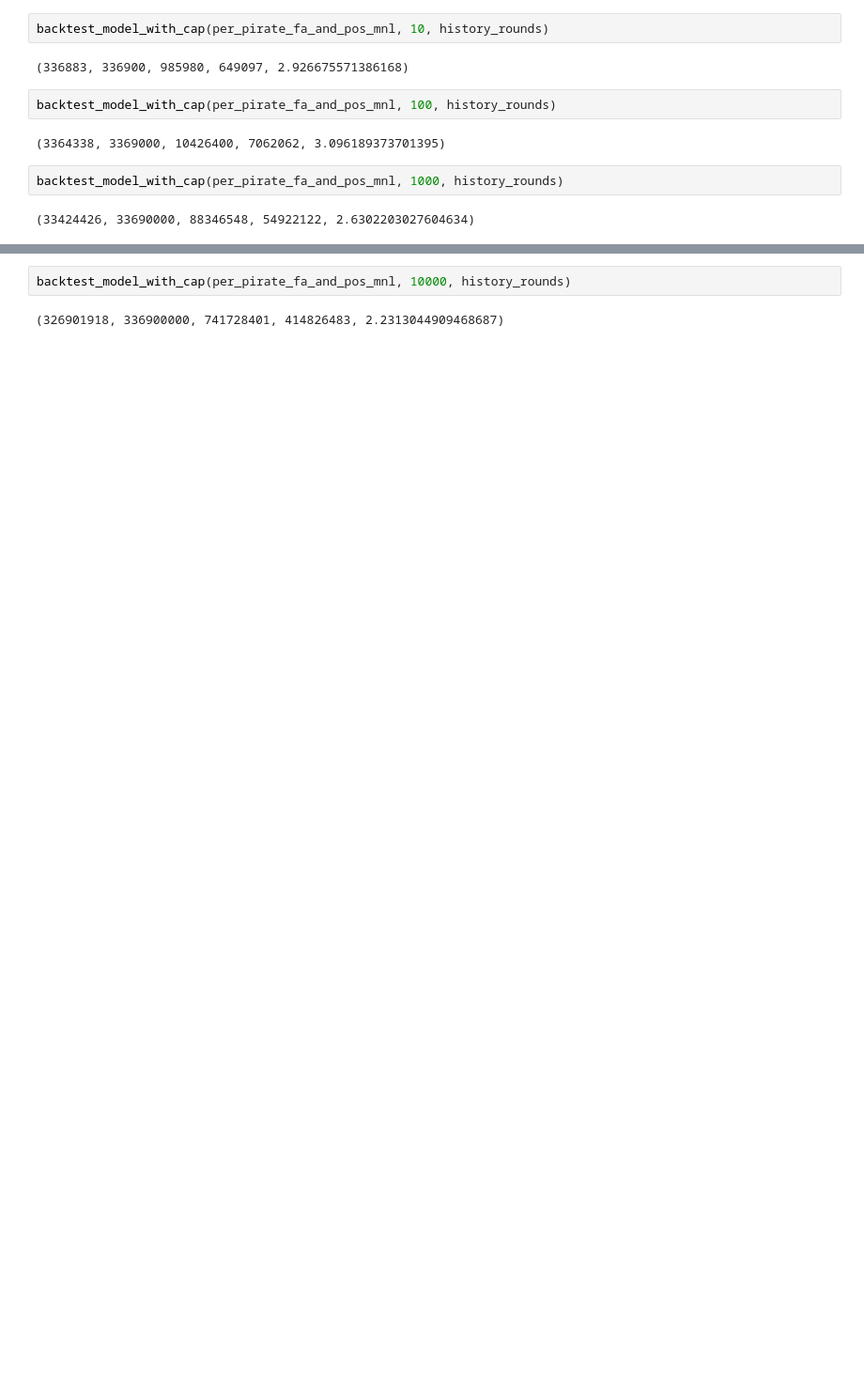
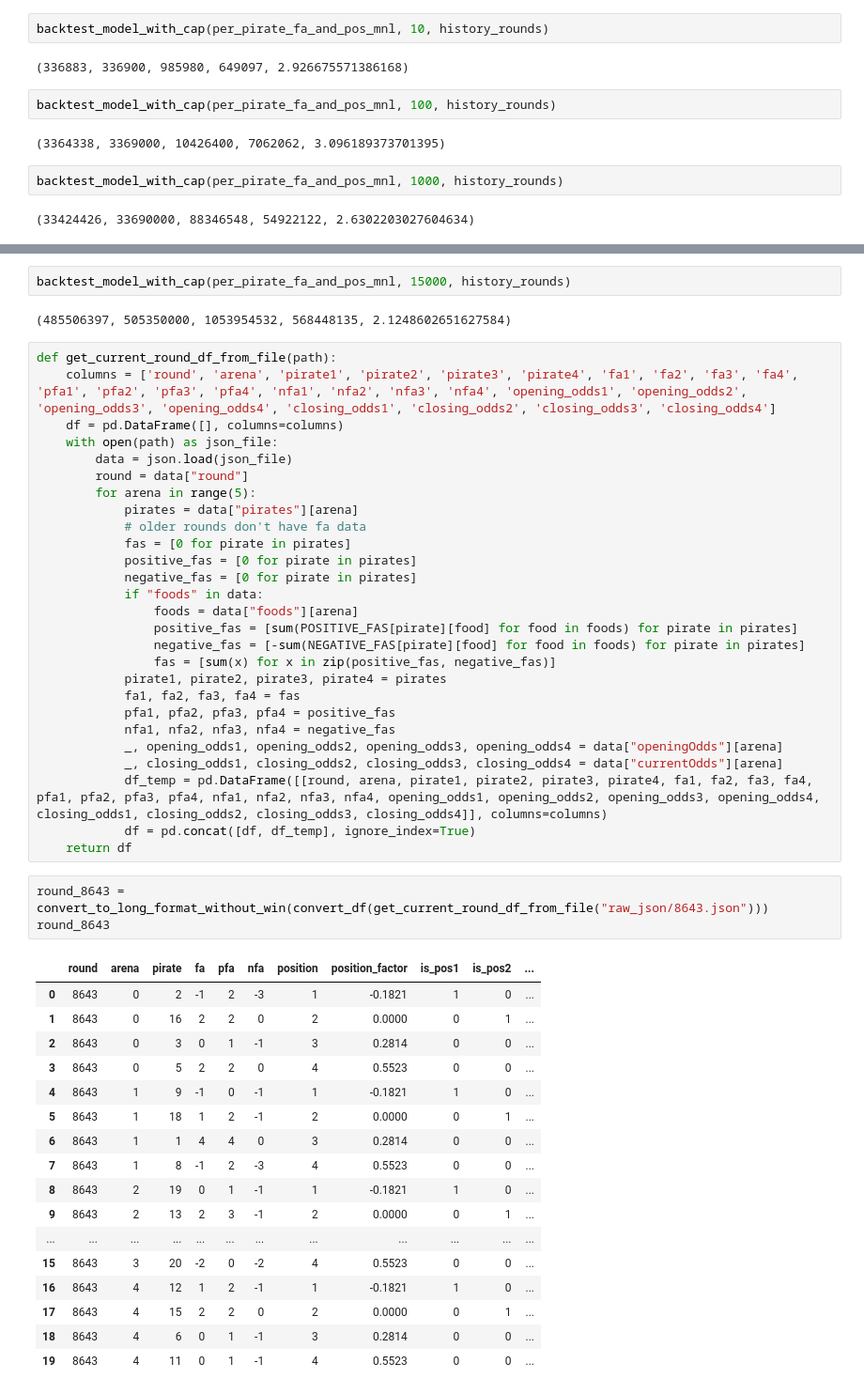
Before and after one commit to arsdragonfly/neofoodclub, a Jupyter notebook: model.ipynb, the cells around one changed output, grey strips where cells are left out. Shown at 94% size. Drawn from its saved outputs; the diff is of its cells as text; blank space fills up the shorter version.

```diff
--- a/model.ipynb
+++ b/model.ipynb
@@ -932,4 +937,52 @@ backtest_model_with_cap(per_pirate_fa_and_pos_mnl, 1000, history_rounds)
 # %%
-backtest_model_with_cap(per_pirate_fa_and_pos_mnl, 10000, history_rounds)
+backtest_model_with_cap(per_pirate_fa_and_pos_mnl, 15000, history_rounds)
 # %% [output]
-(326901918, 336900000, 741728401, 414826483, 2.2313044909468687)
+(485506397, 505350000, 1053954532, 568448135, 2.1248602651627584)
+# %%
+def get_current_round_df_from_file(path):
+    columns = ['round', 'arena', 'pirate1', 'pirate2', 'pirate3', 'pirate4', 'fa1', 'fa2', 'fa3', 'fa4', 'pfa1', 'pfa2', 'pfa3', 'pfa4', 'nfa1', 'nfa2', 'nfa3', 'nfa4', 'opening_odds1', 'opening_odds2', 'opening_odds3', 'opening_odds4', 'closing_odds1', 'closing_odds2', 'closing_odds3', 'closing_odds4']
+    df = pd.DataFrame([], columns=columns)
+    with open(path) as json_file:
+        data = json.load(json_file)
+        round = data["round"]
+        for arena in range(5):
+            pirates = data["pirates"][arena]
+            # older rounds don't have fa data
+            fas = [0 for pirate in pirates]
+            positive_fas = [0 for pirate in pirates]
+            negative_fas = [0 for pirate in pirates]
+            if "foods" in data:
+                foods = data["foods"][arena]
+                positive_fas = [sum(POSITIVE_FAS[pirate][food] for food in foods) for pirate in pirates]
+                negative_fas = [-sum(NEGATIVE_FAS[pirate][food] for food in foods) for pirate in pirates]
+                fas = [sum(x) for x in zip(positive_fas, negative_fas)]
+            pirate1, pirate2, pirate3, pirate4 = pirates
+            fa1, fa2, fa3, fa4 = fas
+            pfa1, pfa2, pfa3, pfa4 = positive_fas
+            nfa1, nfa2, nfa3, nfa4 = negative_fas
+            _, opening_odds1, opening_odds2, opening_odds3, opening_odds4 = data["openingOdds"][arena]
+            _, closing_odds1, closing_odds2, closing_odds3, closing_odds4 = data["currentOdds"][arena]
+            df_temp = pd.DataFrame([[round, arena, pirate1, pirate2, pirate3, pirate4, fa1, fa2, fa3, fa4, pfa1, pfa2, pfa3, pfa4, nfa1, nfa2, nfa3, nfa4, opening_odds1, opening_odds2, opening_odds3, opening_odds4, closing_odds1, closing_odds2, closing_odds3, closing_odds4]], columns=columns)
+            df = pd.concat([df, df_temp], ignore_index=True)
+    return df
+# %%
+round_8643 = convert_to_long_format_without_win(convert_df(get_current_round_df_from_file("raw_json/8643.json")))
+round_8643
+# %% [output]
+|  | round | arena | pirate | fa | pfa | nfa | position | position_factor | is_pos1 | is_pos2 | ... |
+| 0 | 8643 | 0 | 2 | -1 | 2 | -3 | 1 | -0.1821 | 1 | 0 | ... |
+| 1 | 8643 | 0 | 16 | 2 | 2 | 0 | 2 | 0.0000 | 0 | 1 | ... |
+| 2 | 8643 | 0 | 3 | 0 | 1 | -1 | 3 | 0.2814 | 0 | 0 | ... |
+| 3 | 8643 | 0 | 5 | 2 | 2 | 0 | 4 | 0.5523 | 0 | 0 | ... |
+| 4 | 8643 | 1 | 9 | -1 | 0 | -1 | 1 | -0.1821 | 1 | 0 | ... |
+| 5 | 8643 | 1 | 18 | 1 | 2 | -1 | 2 | 0.0000 | 0 | 1 | ... |
+| 6 | 8643 | 1 | 1 | 4 | 4 | 0 | 3 | 0.2814 | 0 | 0 | ... |
+| 7 | 8643 | 1 | 8 | -1 | 2 | -3 | 4 | 0.5523 | 0 | 0 | ... |
+| 8 | 8643 | 2 | 19 | 0 | 1 | -1 | 1 | -0.1821 | 1 | 0 | ... |
+| 9 | 8643 | 2 | 13 | 2 | 3 | -1 | 2 | 0.0000 | 0 | 1 | ... |
+| ... | ... | ... | ... | ... | ... | ... | ... | ... | ... | ... | ... |
+| 15 | 8643 | 3 | 20 | -2 | 0 | -2 | 4 | 0.5523 | 0 | 0 | ... |
+| 16 | 8643 | 4 | 12 | 1 | 2 | -1 | 1 | -0.1821 | 1 | 0 | ... |
+| 17 | 8643 | 4 | 15 | 2 | 2 | 0 | 2 | 0.0000 | 0 | 1 | ... |
+| 18 | 8643 | 4 | 6 | 0 | 1 | -1 | 3 | 0.2814 | 0 | 0 | ... |
+| 19 | 8643 | 4 | 11 | 0 | 1 | -1 | 4 | 0.5523 | 0 | 0 | ... |
```
Also changed, not shown: parts of 2 cells of this notebook, 2 other files.
